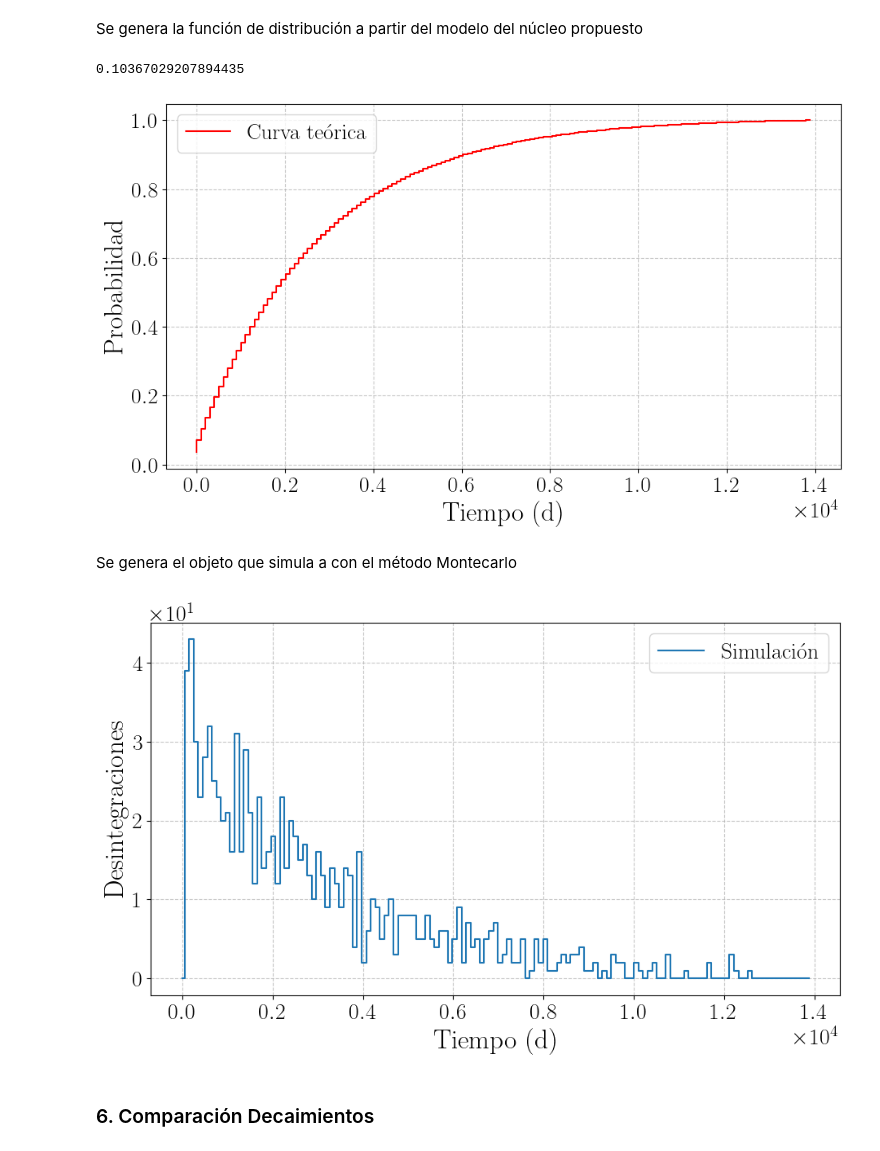
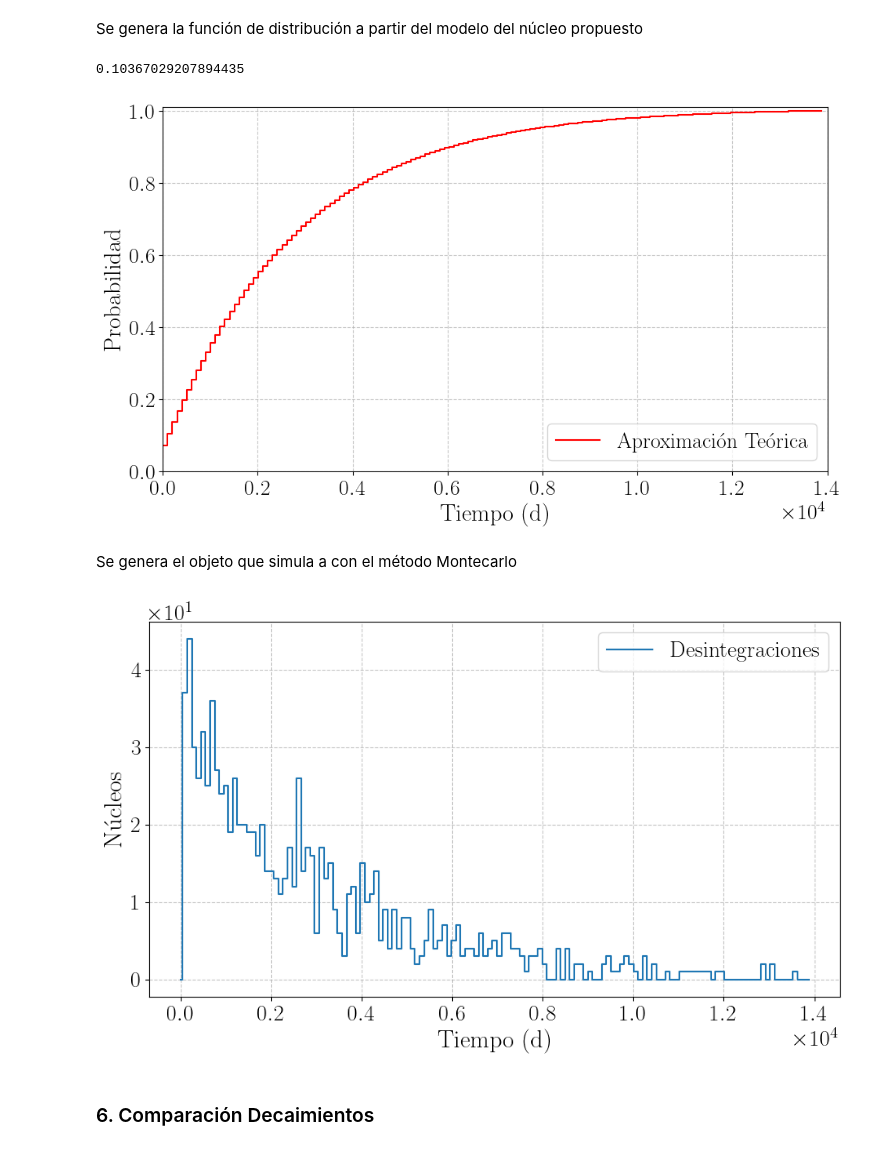
Before and after one commit to PinzonHarker/2024-II_InstrumentacionNuclear, a Jupyter notebook: 2_Taller_Radiactividad.ipynb, the cells around one changed output. Cells and saved outputs as stored; diff of their text form; code cells hidden in the pictures.

```diff
--- a/2_Taller_Radiactividad.ipynb
+++ b/2_Taller_Radiactividad.ipynb
@@ -10,10 +10,13 @@ import matplotlib.pyplot as plt
 import random as rn
 from matplotlib.ticker import ScalarFormatter
 
+# Elegir el tamaño de fuente
+fontsize_ = 20
+
 # Activar el uso de
 plt.rcParams["text.usetex"] = True
 plt.rcParams["font.family"] = "Arial"
-plt.rcParams["font.size"] = 20
+plt.rcParams["font.size"] = fontsize_
 
 
 def plot_template(title=None, x_label=None, y_label=None, x_lim=None, y_lim=None):
@@ -38,10 +41,10 @@ def plot_template(title=None, x_label=None, y_label=None, x_lim=None, y_lim=None
 
     # Configuración de rótulos y unidades
     if title is not None:
-        ax.set_title(title, fontsize=24)  # Título con tamaño de fuente
+        ax.set_title(title, fontsize=fontsize_+2)  # Título con tamaño de fuente
 
-    ax.set_xlabel(x_label, fontsize=24)  # Eje x con rótulo y unidades
-    ax.set_ylabel(y_label, fontsize=24)  # Eje y con rótulo y unidades
+    ax.set_xlabel(x_label, fontsize=fontsize_+2)  # Eje x con rótulo y unidades
+    ax.set_ylabel(y_label, fontsize=fontsize_+2)  # Eje y con rótulo y unidades
 
     # Configuración de la escala y las dimensiones
     if x_lim is not None:
@@ -179,10 +189,12 @@ class decay:
     def S(self, t):
         return np.exp(-self.gamma * t)
 
-    def P(self, t):  # función de densidad de probabilidad de sobrevivir
-        return gamma * self.S(t)
+    def P(self, t):  # función de densidad de probabilidad de sobrevivir en el dt
+        return gamma * self.S(t) * self.period
 
-    def P_norm(self, t):
+    def P_norm(
+        self, t
+    ):  # Normalización de la función de probabilidad. Aquí cumple lo mismo que
         return self.P(t) / np.sum(self.P(self.times))
 
 
@@ -201,33 +213,28 @@ Probabilidad de un punto {m.P_norm(11)}
 Se genera la función de distribución a partir del modelo del núcleo propuesto
 # %%
 CoDecay = decay(period=Delta_t, gamma=gamma)
-
 
 
 FDA_t = np.cumsum(CoDecay.P_norm(CoDecay.times))
 
 
-
 fig, ax = plot_template(
-    x_label="Tiempo (d)",
-    y_label="Probabilidad",
+    x_label="Tiempo (d)", y_label="Probabilidad", x_lim=[0, 1.4e4], y_lim=[0, 1.01]
 )
 
 
-
-ax.plot(CoDecay.times, FDA_t, label="Curva teórica", color="red", ds="steps")
+ax.plot(CoDecay.times, FDA_t, label="Aproximación Teórica", color="red", ds="steps")
 
 
-
-ax.legend()
+ax.legend(loc="lower right")
 
 
 fig.show()
 
 FDA_t[2]
 # %% [output]
 0.10367029207894435
-[figure, old version]
+[figure, new version]
 # %% [markdown]
 Se genera el objeto que simula a con el método Montecarlo
 # %%
@@ -259,12 +266,12 @@ if False:
 # %%
 tiempos, decaimientos = simular_decaimiento(CoDecay, 1000)
 
-fig, ax = plot_template(y_label="Desintegraciones", x_label="Tiempo (d)")
-ax.plot(tiempos, decaimientos, ds="steps-mid", label="Simulación")
+fig, ax = plot_template(y_label="Núcleos", x_label="Tiempo (d)")
+ax.plot(tiempos, decaimientos, ds="steps-mid", label="Desintegraciones")
 ax.legend()
 fig.show()
 # %% [output]
-[figure, old version]
+[figure, new version]
 # %% [markdown]
 ### 6. Comparación Decaimientos
 # %% [markdown]
```
Also changed, not shown: parts of 15 cells of this notebook, 1 other file.
